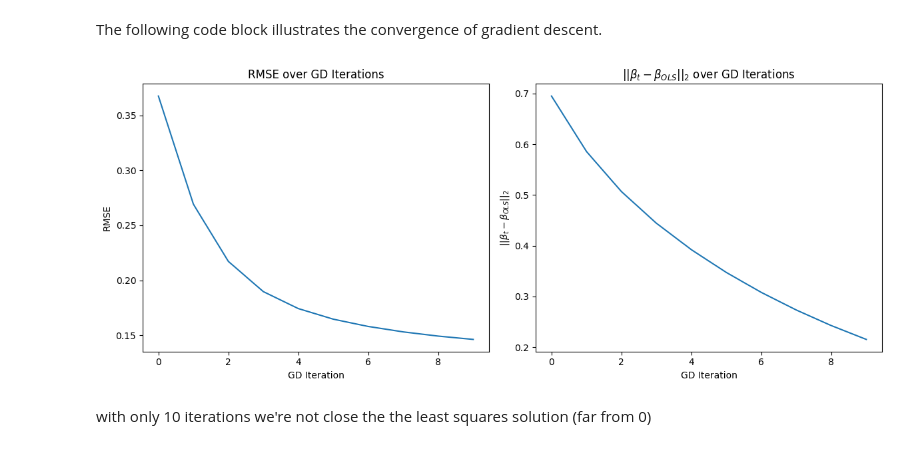
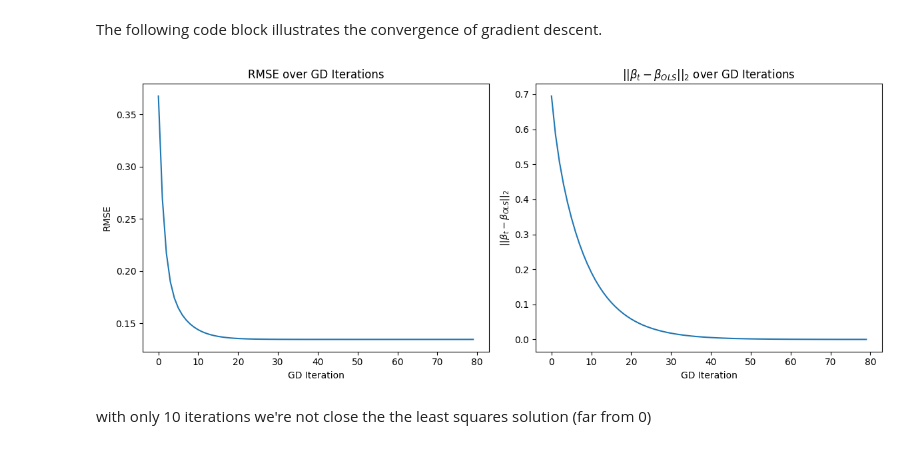
Before and after one commit to sabinaaskerova/privacy_ml, a Jupyter notebook: lab3_regression-todo.ipynb, the cells around one changed output. Drawn from its saved outputs; the diff is of its cells as text; code cells hidden in the pictures.

Commit message:
increased num_steps for dp linreg gd

```diff
--- a/lab3_regression-todo.ipynb
+++ b/lab3_regression-todo.ipynb
@@ -285,36 +285,36 @@ we need this to bound sensitivty of Gradient : assume params are bounded
 # %% [markdown]
 The following code block illustrates the convergence of gradient descent.
 # %%
-num_steps = 10
+num_steps = 80
 step_size = 0.8
 
 beta_ols = linreg(x, y)
 beta_gd = linreg_gd(x, y, step_size, num_steps)
 
 rmse_gd = np.zeros(num_steps)
 err_beta_gd = np.zeros(num_steps)
 
 for i in range(num_steps):
     yhat = beta_gd[i][0]*x + beta_gd[i][1]
     rmse_gd[i] = root_mean_squared_error(y, yhat)
     err_beta_gd[i] = np.linalg.norm(beta_gd[i] - beta_ols)
 
 fig, (ax1, ax2) = plt.subplots(1, 2, figsize=(12, 5))
 
 ax1.plot(rmse_gd)
 ax1.set_xlabel('GD Iteration')
 ax1.set_ylabel('RMSE')
 ax1.set_title('RMSE over GD Iterations')
 
 ax2.plot(err_beta_gd)
 ax2.set_xlabel('GD Iteration')
 ax2.set_ylabel(r'$||\beta_t - \beta_{OLS}||_2$')
 ax2.set_title(r'$||\beta_t - \beta_{OLS}||_2$ over GD Iterations')
 
 plt.tight_layout()
 plt.show()
 # %% [output]
-[figure, old version]
+[figure, new version]
 # %% [markdown]
 with only 10 iterations we're not close the the least squares solution (far from 0)
 # %% [markdown]
```
Also changed, not shown: parts of 17 cells of this notebook.
